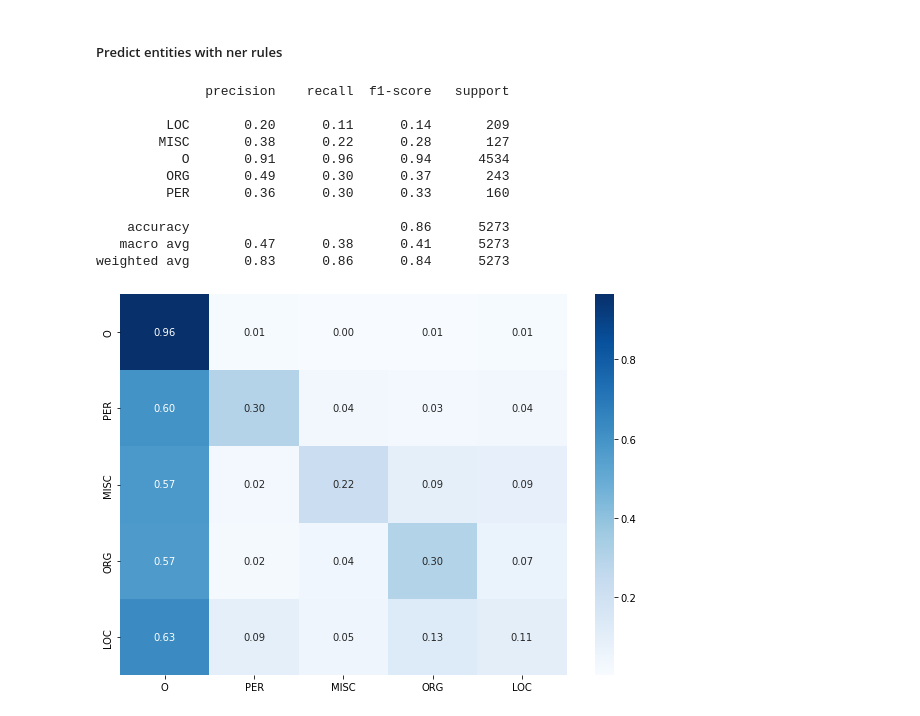
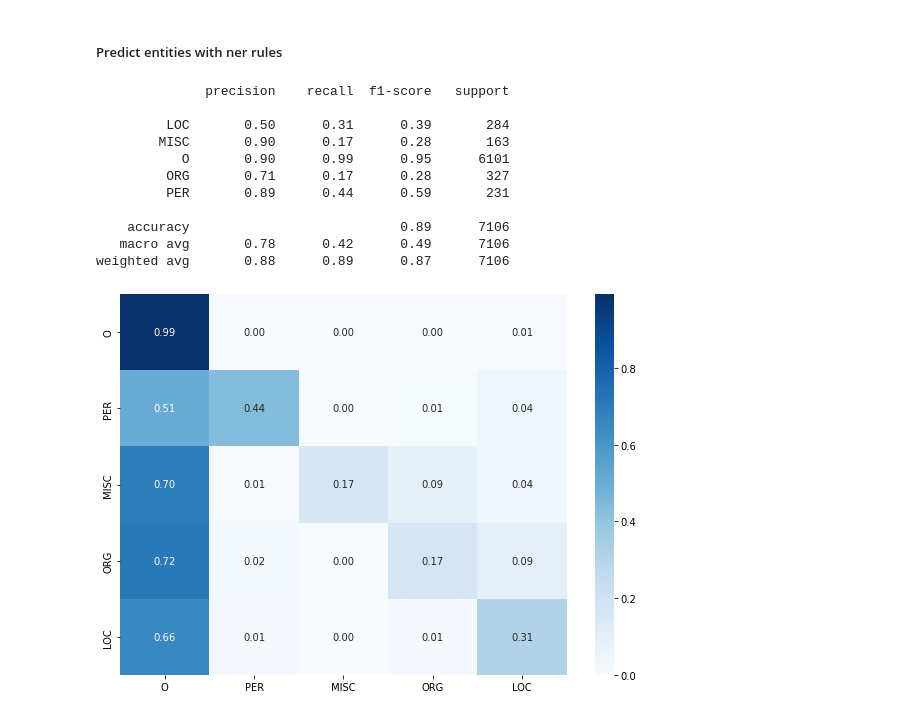
Before and after one commit to jrabag/ga-lener-es, a Jupyter notebook: NER EA.ipynb, the cells around one changed output. Cells and saved outputs as stored; diff of their text form; code cells hidden in the pictures.

```diff
--- a/NER EA.ipynb
+++ b/NER EA.ipynb
@@ -488,6 +484,13 @@ rules.extend(
         document
         )
     )
+# %%
+# Read rules from file
+rules = np.zeros((0, 10), dtype=np.float32)
+with open("data/rules/mpi/population_8.txt", "r") as file:
+    for line in file:
+        rules = np.vstack((rules, np.array(line.strip().split(" ")).astype(np.float32)))
+rules = np.unique(rules, axis=0)
 # %%
 np.random.seed(702)
 selected_indices = np.random.choice(samples_len, size=1000, replace=False)
@@ -628,56 +631,70 @@ from sklearn.svm import LinearSVC, SVC
 
 classifier = LinearSVC(
     random_state=42,
-    class_weight="balanced",
-    tol=1e-3,
+    #class_weight="balanced",
+    class_weight={0:0.1,1:0.3,2:0.3,3:0.3},
+    tol=1e-3
    )
+
+# classifier = SGDClassifier(
+#     loss="hinge",
+#     random_state=42,
+#     class_weight="balanced",
+#     tol=1e-3,
+#    )
 # %%
-
+from tqdm.auto import tqdm
 target = []
 predict = []
 input_data_all = np.array([])
 target_data_all = np.array([], dtype=int)
+from sklearn.preprocessing import StandardScaler
+scaler = StandardScaler()
 
 for doc in tqdm(corpus_1.documents):
     if len(doc.entities) == 0:
         continue
+
+    array_rules = rules[:300]
+    log2_rules = np.log10(array_rules[:, 0])
     array_doc = doc.to_array(exclude_label=True)
-    input_data = np.zeros((array_doc[0], len(rules)), dtype=float)
+    input_data = np.zeros((array_doc[0], len(array_rules)), dtype=float)
     target_data = np.zeros(array_doc[0], dtype=int)
     unk_id = doc.unk_id
     # get rules for each entity
     index_data = 0
     target_data[:] = doc.to_entity_array()[2:-1]
     target.extend(entity_map[doc.to_entity_array()[2:-1]].tolist())
 
-    index_rules = np.argsort(np.load(f"best_fitness.npy"))[::-1]
-    array_rules = np.load(f"best_population.npy")[index_rules][:200]
-    array_fitness = np.load(f"best_fitness.npy")[index_rules][:200]
+    #index_rules = np.argsort(np.load(f"best_fitness.npy"))[::-1]
+    #array_rules = np.load(f"best_population.npy")[index_rules][:200]
+    #array_fitness = np.load(f"best_fitness.npy")[index_rules][:200]
     # get votes from rules
     for index_rule in range(array_rules.shape[0]):
         slices = slice_doc(array_doc, array_rules[index_rule], unk_id)
         for start, end in slices:
-            input_data[start:end, index_data] = array_fitness[index_rule]
+            # input_data[start:end, index_data] = array_fitness[index_rule]
+            input_data[start:end, index_data] = array_rules[index_rule, 2] # +log2_rules[index_rule]
         index_data += 1
 
     # extend input data all with input data
     input_data_all = np.vstack((input_data_all, input_data)) if input_data_all.size else input_data
     target_data_all = np.concatenate((target_data_all, target_data))
 
 classifier.fit(input_data_all, target_data_all)
 predict.extend(entity_map[classifier.predict(input_data_all)].tolist())
 print(classification_report(target, predict))
 print_cm(target, predict, entity_map)
 # %% [output]
               precision    recall  f1-score   support
 
-         LOC       0.20      0.11      0.14       209
-        MISC       0.38      0.22      0.28       127
-           O       0.91      0.96      0.94      4534
-         ORG       0.49      0.30      0.37       243
-         PER       0.36      0.30      0.33       160
+         LOC       0.50      0.31      0.39       284
+        MISC       0.90      0.17      0.28       163
+           O       0.90      0.99      0.95      6101
+         ORG       0.71      0.17      0.28       327
+         PER       0.89      0.44      0.59       231
 
-    accuracy                           0.86      5273
-   macro avg       0.47      0.38      0.41      5273
-weighted avg       0.83      0.86      0.84      5273
+    accuracy                           0.89      7106
+   macro avg       0.78      0.42      0.49      7106
+weighted avg       0.88      0.89      0.87      7106
-[figure, old version]
+[figure, new version]
```
Also changed, not shown: parts of 14 cells of this notebook, 17 other files.
